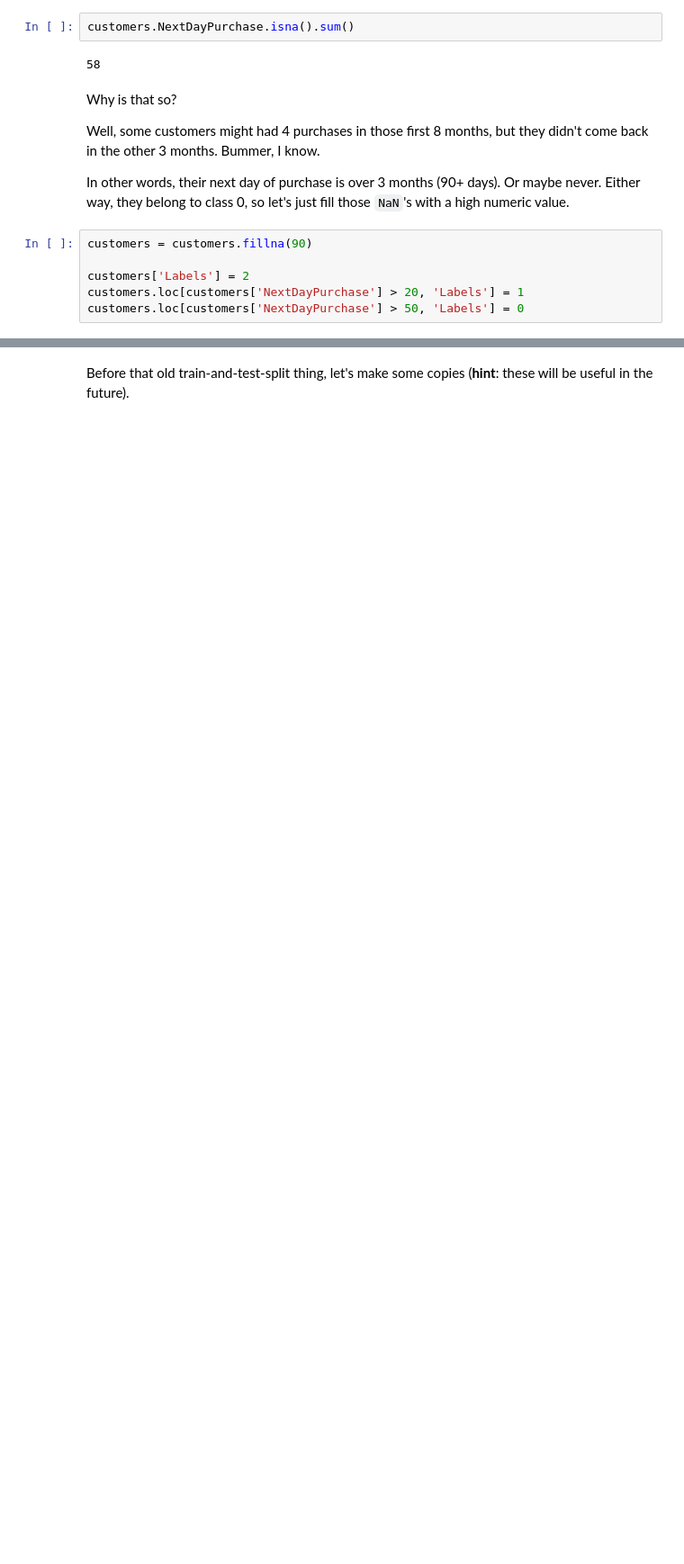
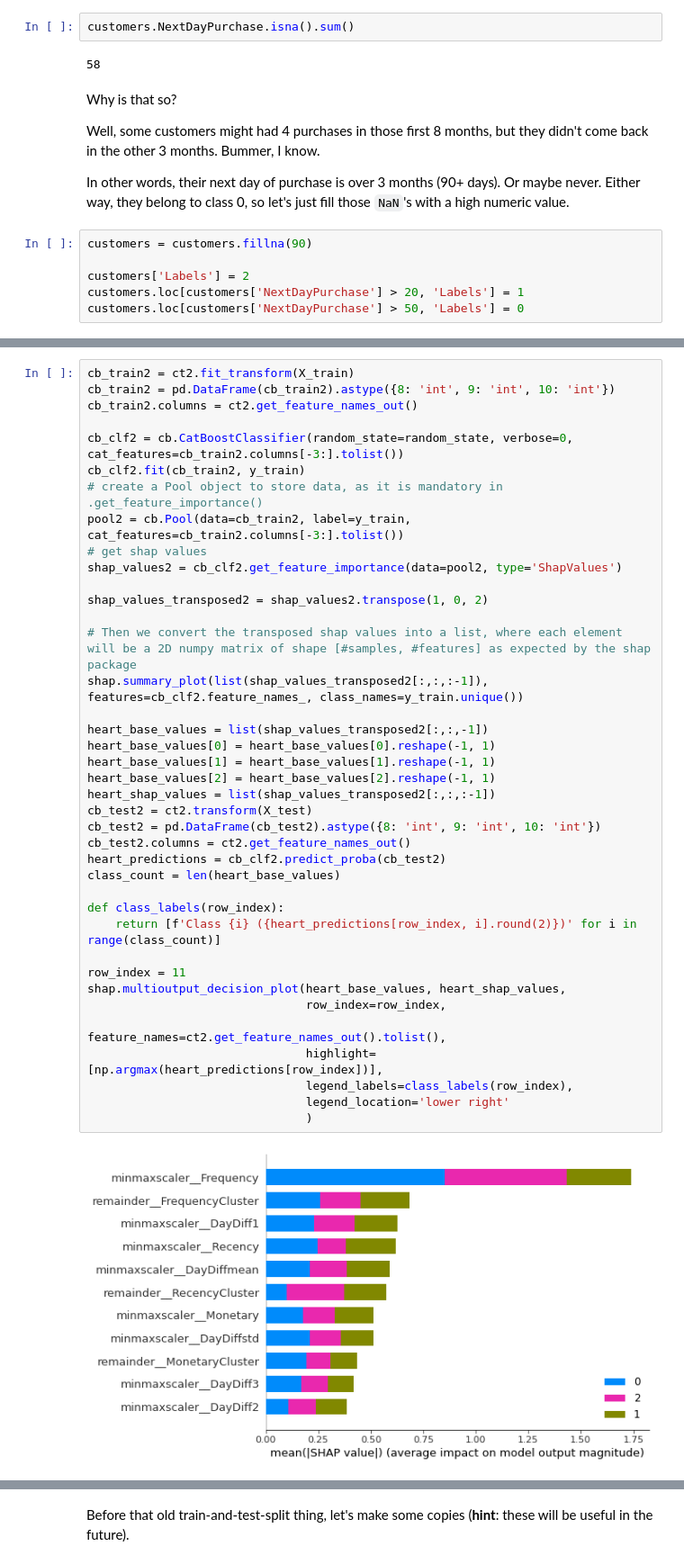
Before and after one commit to igordpm/extracting-insights-from-raw-data, a Jupyter notebook: src/04 - Predicting next purchase day.ipynb, the cells around one changed output, grey strips where cells are left out. Shown at 90% size. Saved outputs shown, nothing was run; the diff lists cells and outputs as text; blank space fills up the shorter version.

```diff
--- a/src/04 - Predicting next purchase day.ipynb
+++ b/src/04 - Predicting next purchase day.ipynb
@@ -269,0 +503,41 @@ customers.loc[customers['NextDayPurchase'] > 50, 'Labels'] = 0
+# %%
+cb_train2 = ct2.fit_transform(X_train)
+cb_train2 = pd.DataFrame(cb_train2).astype({8: 'int', 9: 'int', 10: 'int'})
+cb_train2.columns = ct2.get_feature_names_out()
+
+cb_clf2 = cb.CatBoostClassifier(random_state=random_state, verbose=0, cat_features=cb_train2.columns[-3:].tolist())
+cb_clf2.fit(cb_train2, y_train)
+# create a Pool object to store data, as it is mandatory in .get_feature_importance()
+pool2 = cb.Pool(data=cb_train2, label=y_train, cat_features=cb_train2.columns[-3:].tolist())
+# get shap values
+shap_values2 = cb_clf2.get_feature_importance(data=pool2, type='ShapValues')
+
+shap_values_transposed2 = shap_values2.transpose(1, 0, 2)
+
+# Then we convert the transposed shap values into a list, where each element will be a 2D numpy matrix of shape [#samples, #features] as expected by the shap package
+shap.summary_plot(list(shap_values_transposed2[:,:,:-1]), features=cb_clf2.feature_names_, class_names=y_train.unique())
+
+heart_base_values = list(shap_values_transposed2[:,:,-1])
+heart_base_values[0] = heart_base_values[0].reshape(-1, 1)
+heart_base_values[1] = heart_base_values[1].reshape(-1, 1)
+heart_base_values[2] = heart_base_values[2].reshape(-1, 1)
+heart_shap_values = list(shap_values_transposed2[:,:,:-1])
+cb_test2 = ct2.transform(X_test)
+cb_test2 = pd.DataFrame(cb_test2).astype({8: 'int', 9: 'int', 10: 'int'})
+cb_test2.columns = ct2.get_feature_names_out()
+heart_predictions = cb_clf2.predict_proba(cb_test2)
+class_count = len(heart_base_values)
+
+def class_labels(row_index):
+    return [f'Class {i} ({heart_predictions[row_index, i].round(2)})' for i in range(class_count)]
+
+row_index = 11
+shap.multioutput_decision_plot(heart_base_values, heart_shap_values,
+                               row_index=row_index,
+                               feature_names=ct2.get_feature_names_out().tolist(),
+                               highlight=[np.argmax(heart_predictions[row_index])],
+                               legend_labels=class_labels(row_index),
+                               legend_location='lower right'
+                               )
+# %% [output]
+[figure, added]
```
Also changed, not shown: parts of 104 cells of this notebook, 1 other file.
